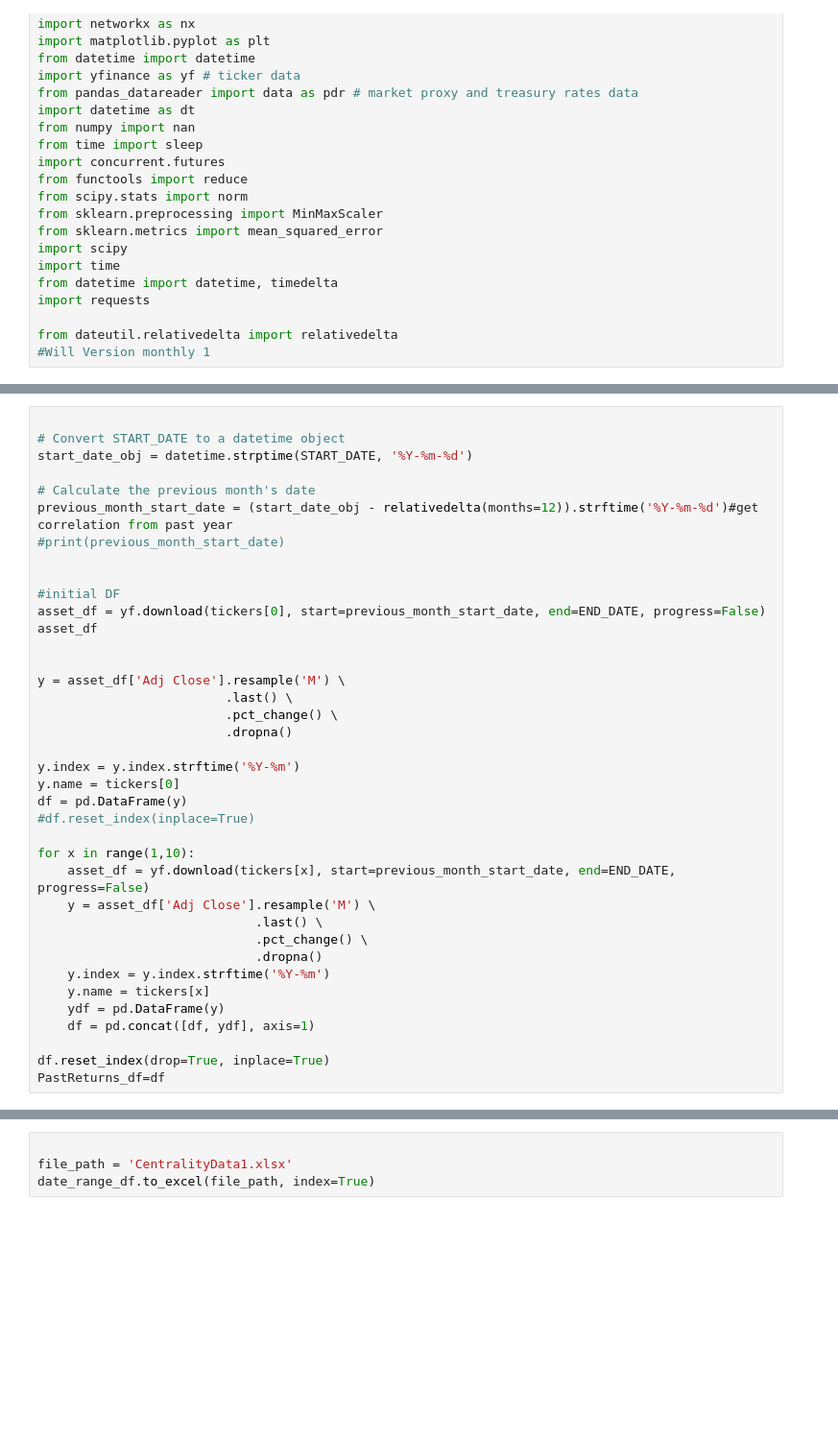
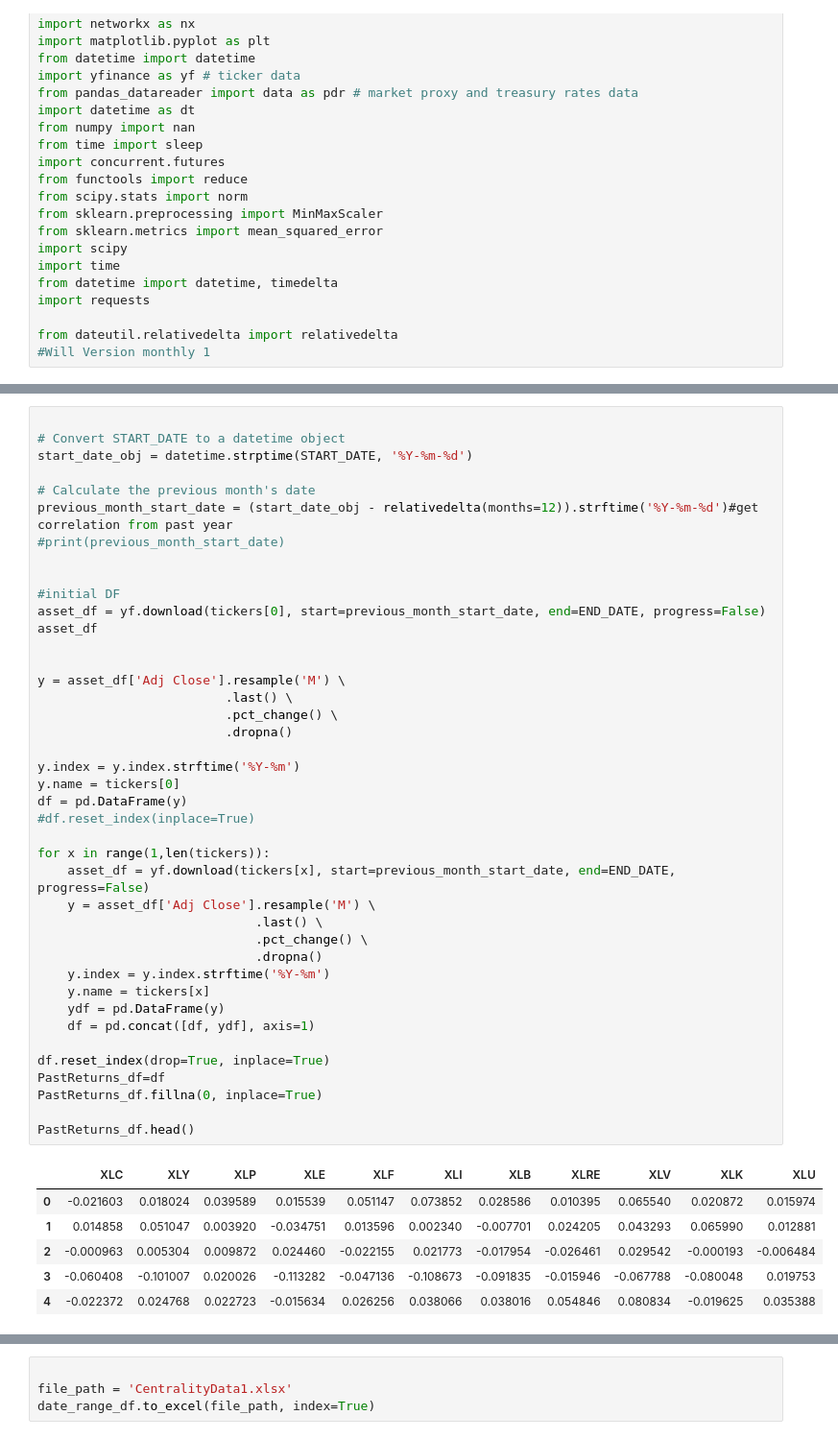
Before and after one commit to WilliamClintC/BetaMaker, a Jupyter notebook: industry_centralizer.ipynb, the cells around one changed output, grey strips where cells are left out. Shown at 96% size. Saved outputs shown, nothing was run; the diff lists cells and outputs as text; blank space fills up the shorter version.

```diff
--- a/industry_centralizer.ipynb
+++ b/industry_centralizer.ipynb
@@ -53,34 +52,44 @@ previous_month_start_date = (start_date_obj - relativedelta(months=12)).strftime
 #print(previous_month_start_date)
 
 
 #initial DF
 asset_df = yf.download(tickers[0], start=previous_month_start_date, end=END_DATE, progress=False)
 asset_df
 
 
 y = asset_df['Adj Close'].resample('M') \
                          .last() \
                          .pct_change() \
                          .dropna()
 
 y.index = y.index.strftime('%Y-%m')
 y.name = tickers[0]
 df = pd.DataFrame(y)
 #df.reset_index(inplace=True)
 
-for x in range(1,10):
+for x in range(1,len(tickers)):
     asset_df = yf.download(tickers[x], start=previous_month_start_date, end=END_DATE, progress=False)
     y = asset_df['Adj Close'].resample('M') \
                              .last() \
                              .pct_change() \
                              .dropna()
     y.index = y.index.strftime('%Y-%m')
     y.name = tickers[x]
     ydf = pd.DataFrame(y)
     df = pd.concat([df, ydf], axis=1)
 
 df.reset_index(drop=True, inplace=True)
 PastReturns_df=df
+PastReturns_df.fillna(0, inplace=True)
+
+PastReturns_df.head()
+# %% [output]
+|  | XLC | XLY | XLP | XLE | XLF | XLI | XLB | XLRE | XLV | XLK | XLU |
+| 0 | -0.021603 | 0.018024 | 0.039589 | 0.015539 | 0.051147 | 0.073852 | 0.028586 | 0.010395 | 0.065540 | 0.020872 | 0.015974 |
+| 1 | 0.014858 | 0.051047 | 0.003920 | -0.034751 | 0.013596 | 0.002340 | -0.007701 | 0.024205 | 0.043293 | 0.065990 | 0.012881 |
+| 2 | -0.000963 | 0.005304 | 0.009872 | 0.024460 | -0.022155 | 0.021773 | -0.017954 | -0.026461 | 0.029542 | -0.000193 | -0.006484 |
+| 3 | -0.060408 | -0.101007 | 0.020026 | -0.113282 | -0.047136 | -0.108673 | -0.091835 | -0.015946 | -0.067788 | -0.080048 | 0.019753 |
+| 4 | -0.022372 | 0.024768 | 0.022723 | -0.015634 | 0.026256 | 0.038066 | 0.038016 | 0.054846 | 0.080834 | -0.019625 | 0.035388 |
 # %%
 
  # Create a date range from START_DATE to END_DATE with a monthly frequency
```
Also changed, not shown: parts of 4 cells of this notebook, 2 other files.
